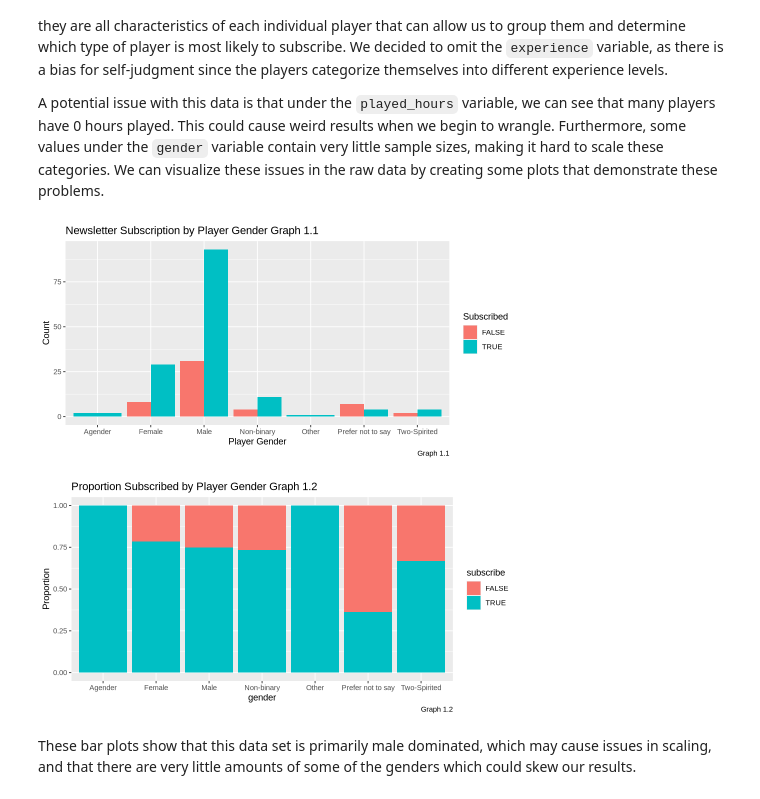
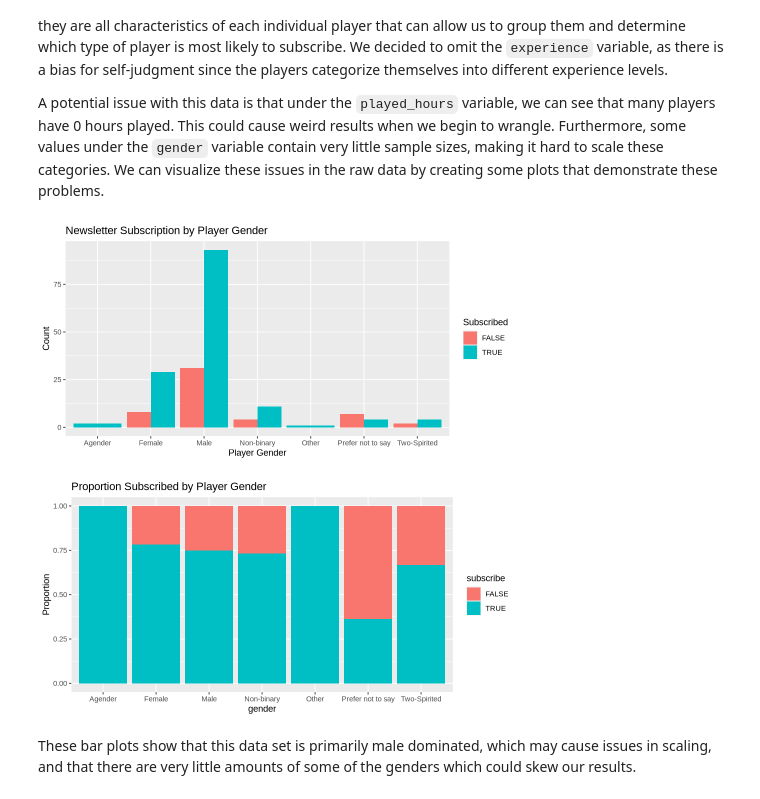
Before and after one commit to FabianoGLentini/player-subscription-ml, a Jupyter notebook: Project_Report.ipynb, the cells around one changed output. Cells and saved outputs as stored; diff of their text form; code cells hidden in the pictures.

```diff
--- a/Project_Report.ipynb
+++ b/Project_Report.ipynb
@@ -54,20 +52,20 @@ A potential issue with this data is that under the `played_hours` variable, we c
 # %%
 options(repr.plot.width = 8, repr.plot.height = 4)
         player_gender_plot_1 <- ggplot(player_data, aes(x = gender, fill = subscribe)) +
   geom_bar(position = "dodge") +
-  labs(title = "Newsletter Subscription by Player Gender Graph 1.1",
+  labs(title = "Newsletter Subscription by Player Gender",
        x = "Player Gender", y = "Count",
-       fill = "Subscribed", caption = "Graph 1.1")
+       fill = "Subscribed")
 
 players_gender_plot_2 <- ggplot(player_data, aes(x = gender, fill = subscribe)) +
   geom_bar(position = "fill") +
-  labs(y = "Proportion", title = "Proportion Subscribed by Player Gender Graph 1.2", caption = "Graph 1.2")
+  labs(y = "Proportion", title = "Proportion Subscribed by Player Gender")
 
 player_gender_plot_1
 players_gender_plot_2
 # %% [output]
-[figure, old version]
+[figure, new version]
-[figure, old version]
+[figure, new version]
 # %% [markdown]
 These bar plots show that this data set is primarily male dominated, which may cause issues in scaling, and that there are very little amounts of some of the genders which could skew our results.
 # %% [markdown]
```
Also changed, not shown: parts of 11 cells of this notebook.
